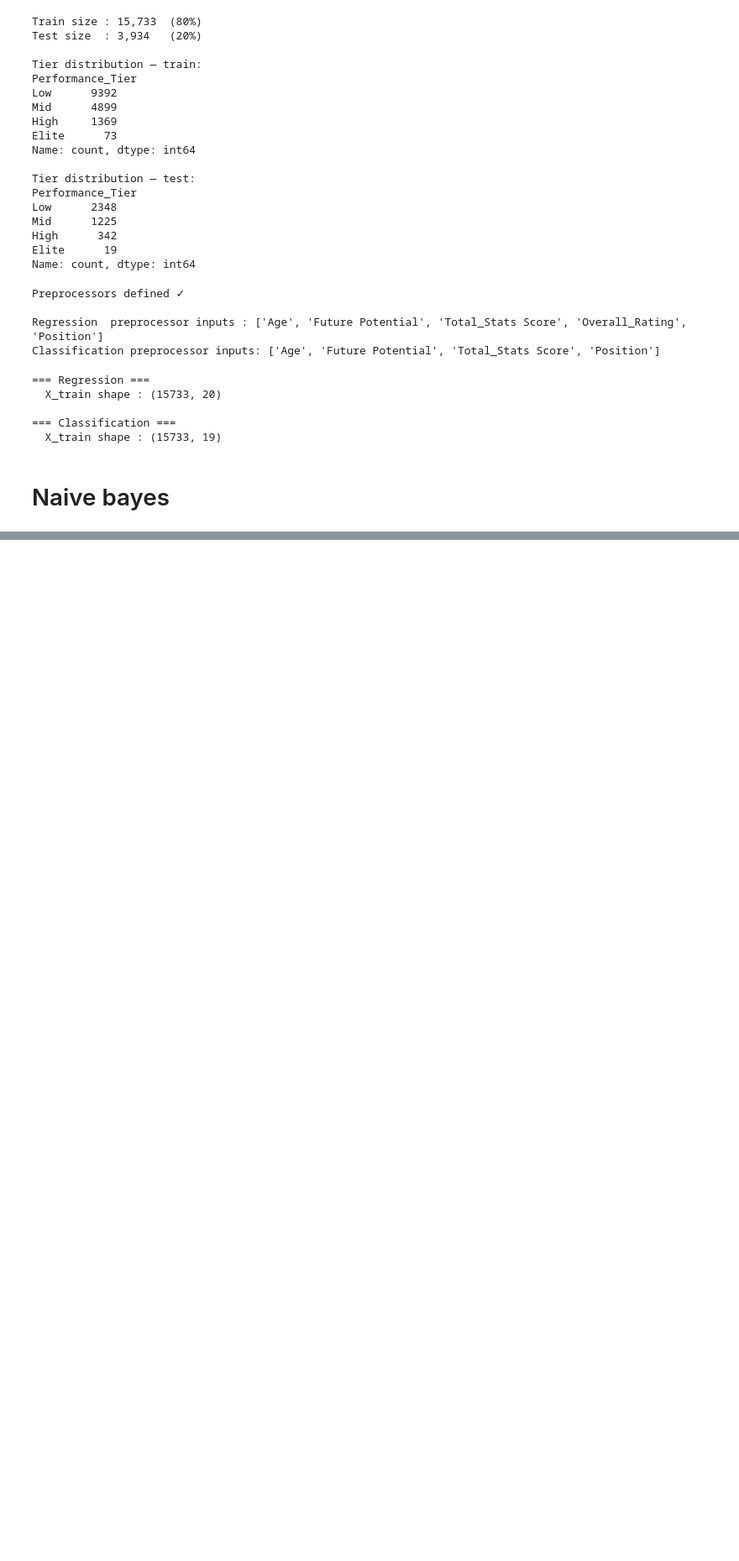
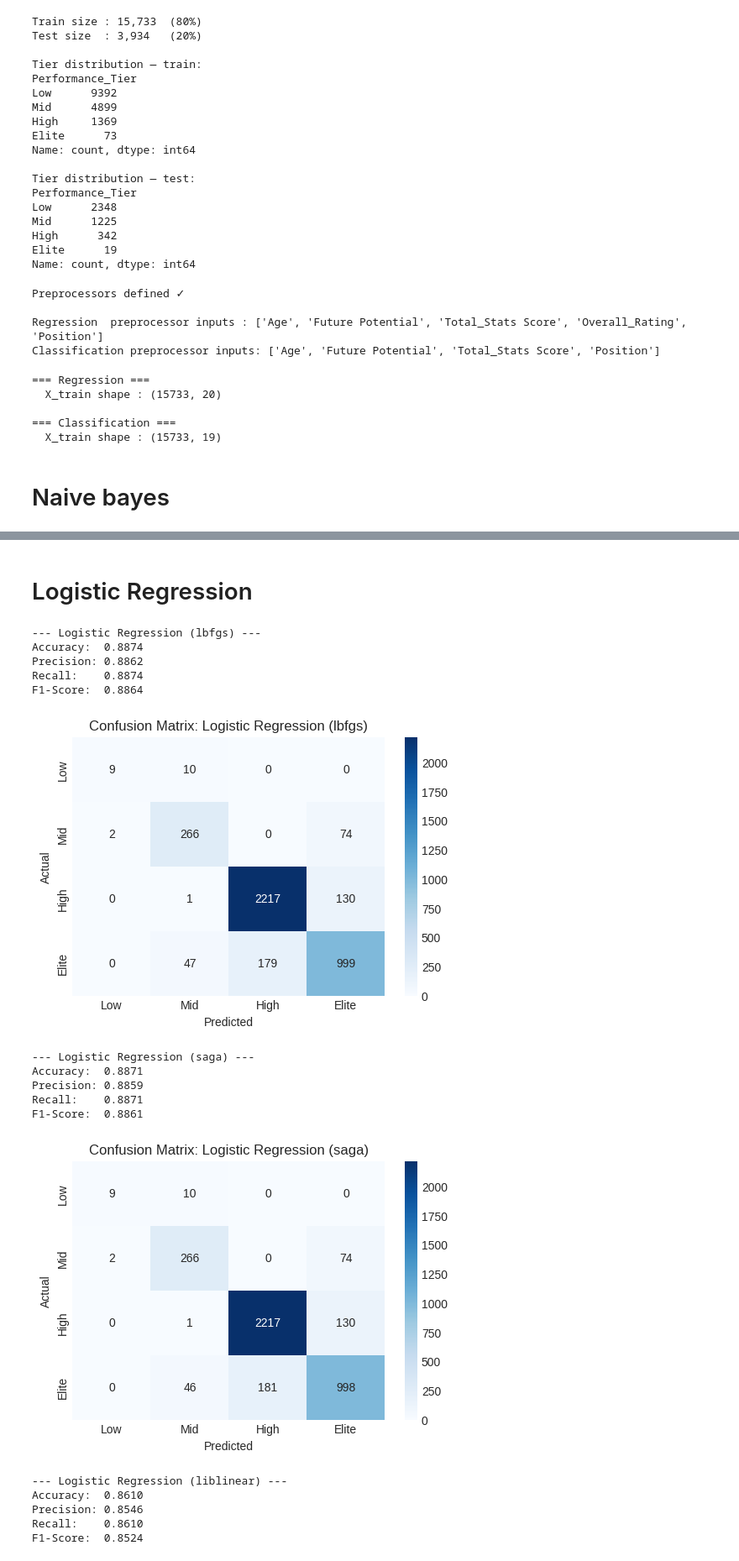
Before and after one commit to youssef28m/fifa-performance-analysis, a Jupyter notebook: main.ipynb, the cells around one changed output, grey strips where cells are left out. Shown at 84% size. Saved outputs shown, nothing was run; the diff lists cells and outputs as text; code cells hidden in the pictures; blank space fills up the shorter version.

Commit message:
add logistic regression

```diff
--- a/main.ipynb
+++ b/main.ipynb
@@ -391,3 +391,54 @@ Precision: 0.7415
 Recall:    0.8012
 F1-Score:  0.7673
 [figure]
+# %% [markdown]
+# Logistic Regression
+# %%
+from sklearn.linear_model import LogisticRegression
+from sklearn.multiclass import OneVsRestClassifier
+from sklearn.metrics import accuracy_score, precision_score, recall_score, f1_score, confusion_matrix
+
+# Logistic Regression with different solvers
+models_lr = {
+    "Logistic Regression (lbfgs)": LogisticRegression(max_iter=1000, random_state=42),
+    "Logistic Regression (saga)": LogisticRegression(max_iter=1000, solver='saga', random_state=42),
+    "Logistic Regression (liblinear)": OneVsRestClassifier(LogisticRegression(max_iter=1000, solver='liblinear', random_state=42)),
+}
+
+for name, model in models_lr.items():
+    model.fit(X_train_clf, y_clf_train)
+    y_pred = model.predict(X_test_clf)
+
+    print(f"--- {name} ---")
+    print(f"Accuracy:  {accuracy_score(y_clf_test, y_pred):.4f}")
+    print(f"Precision: {precision_score(y_clf_test, y_pred, average='weighted'):.4f}")
+    print(f"Recall:    {recall_score(y_clf_test, y_pred, average='weighted'):.4f}")
+    print(f"F1-Score:  {f1_score(y_clf_test, y_pred, average='weighted'):.4f}\n")
+
+    # Confusion Matrix Heatmap
+    plt.figure(figsize=(6, 4))
+    cm = confusion_matrix(y_clf_test, y_pred)
+    sns.heatmap(cm, annot=True, fmt='d', cmap='Blues',
+                xticklabels=tier_order, yticklabels=tier_order)
+    plt.title(f"Confusion Matrix: {name}")
+    plt.ylabel('Actual')
+    plt.xlabel('Predicted')
+    plt.show()
+# %% [output]
+--- Logistic Regression (lbfgs) ---
+Accuracy:  0.8874
+Precision: 0.8862
+Recall:    0.8874
+F1-Score:  0.8864
+[figure, added]
+--- Logistic Regression (saga) ---
+Accuracy:  0.8871
+Precision: 0.8859
+Recall:    0.8871
+F1-Score:  0.8861
+[figure, added]
+--- Logistic Regression (liblinear) ---
+Accuracy:  0.8610
+Precision: 0.8546
+Recall:    0.8610
+F1-Score:  0.8524
```
Also changed, not shown: parts of 2 cells of this notebook.
